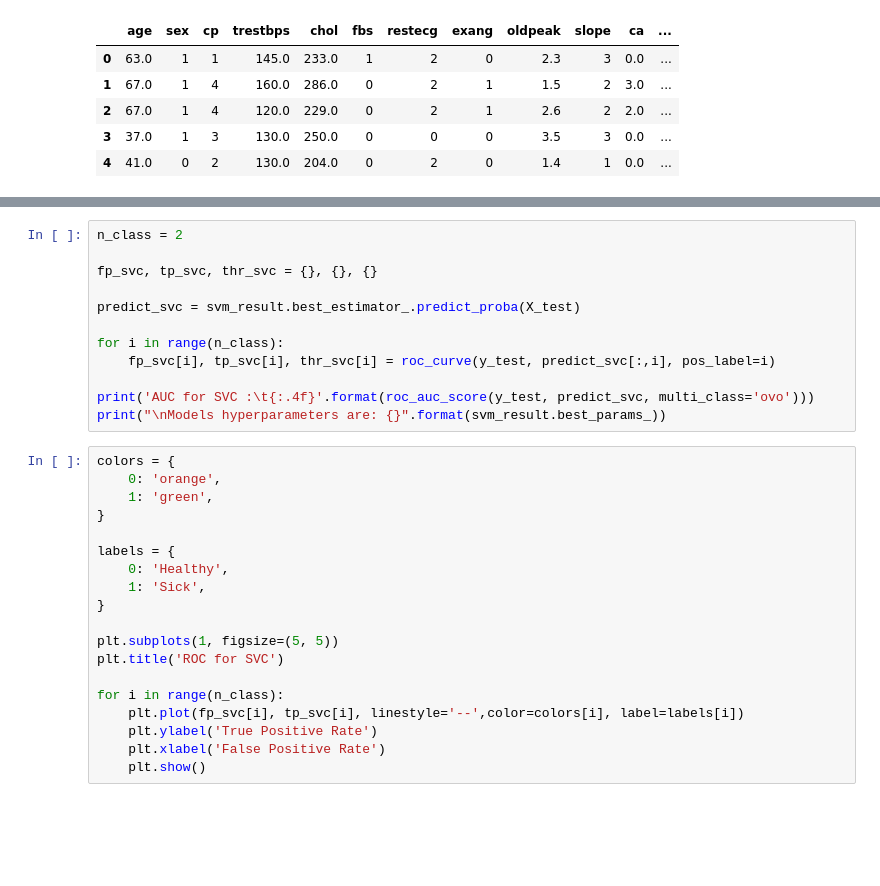
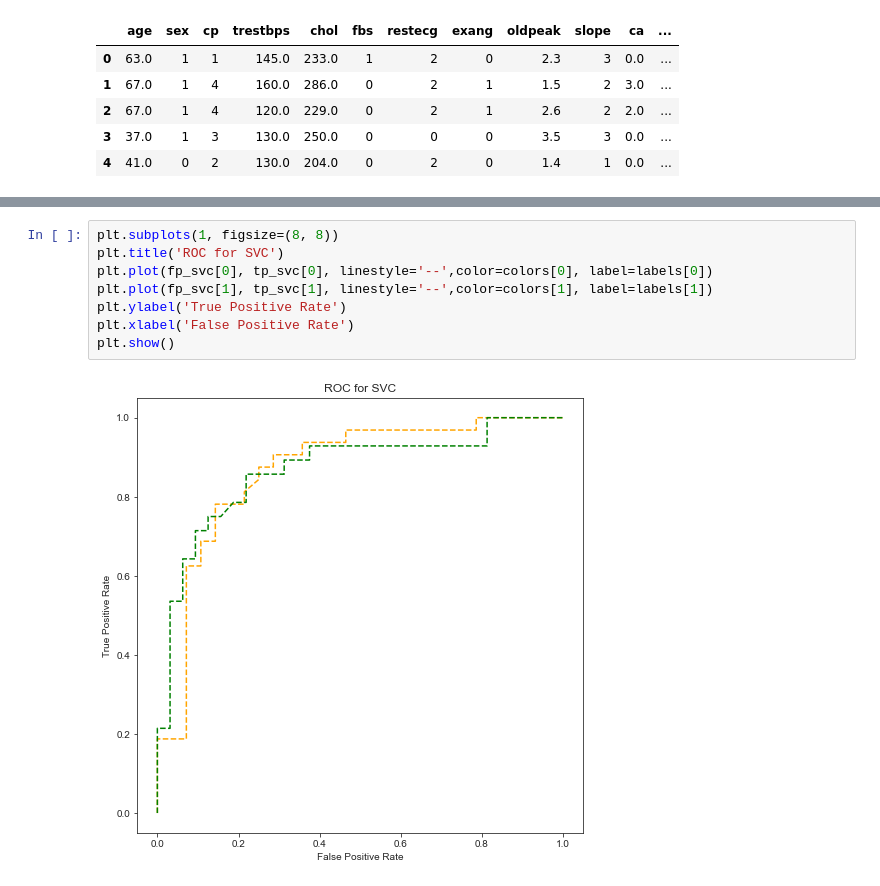
Before and after one commit to jast4ik/Hillel_ML_HW, a Jupyter notebook: HeartDisease/HD.ipynb, the cells around one changed output, grey strips where cells are left out. Cells and saved outputs as stored; diff of their text form; blank space fills up the shorter version.

```diff
--- a/HeartDisease/HD.ipynb
+++ b/HeartDisease/HD.ipynb
@@ -224,31 +205,10 @@ KeyboardInterrupt:
-# %%
-n_class = 2
-
-fp_svc, tp_svc, thr_svc = {}, {}, {}
-
-predict_svc = svm_result.best_estimator_.predict_proba(X_test)
-
-for i in range(n_class):
-    fp_svc[i], tp_svc[i], thr_svc[i] = roc_curve(y_test, predict_svc[:,i], pos_label=i)
-
-print('AUC for SVC :\t{:.4f}'.format(roc_auc_score(y_test, predict_svc, multi_class='ovo')))
-print("\nModels hyperparameters are: {}".format(svm_result.best_params_))
 # %%
-colors = {
-    0: 'orange',
-    1: 'green',
-}
-
-labels = {
-    0: 'Healthy',
-    1: 'Sick',
-}
-
-plt.subplots(1, figsize=(5, 5))
+plt.subplots(1, figsize=(8, 8))
 plt.title('ROC for SVC')
-
-for i in range(n_class):
-    plt.plot(fp_svc[i], tp_svc[i], linestyle='--',color=colors[i], label=labels[i])
-    plt.ylabel('True Positive Rate')
-    plt.xlabel('False Positive Rate')
-    plt.show()
+plt.plot(fp_svc[0], tp_svc[0], linestyle='--',color=colors[0], label=labels[0])
+plt.plot(fp_svc[1], tp_svc[1], linestyle='--',color=colors[1], label=labels[1])
+plt.ylabel('True Positive Rate')
+plt.xlabel('False Positive Rate')
+plt.show()
+# %% [output]
+[figure, added]
```
Also changed, not shown: parts of 14 cells of this notebook, 2 other files.
